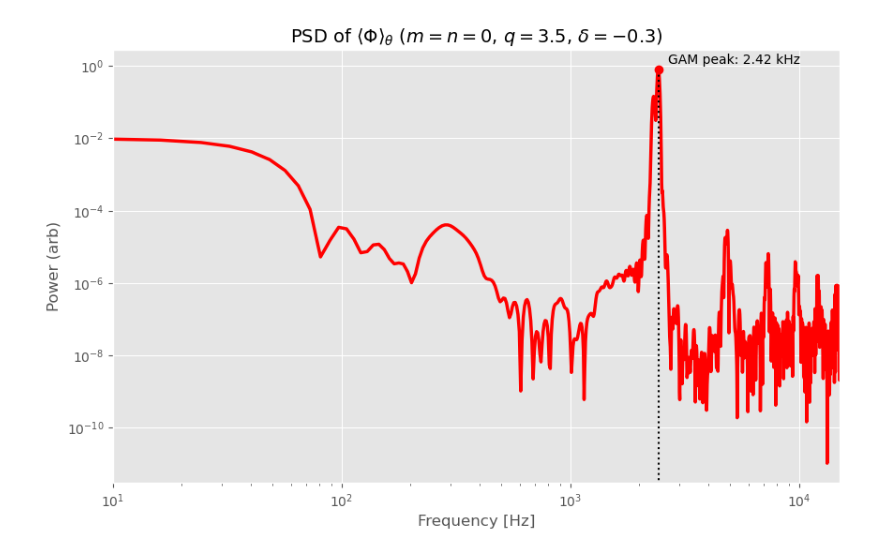
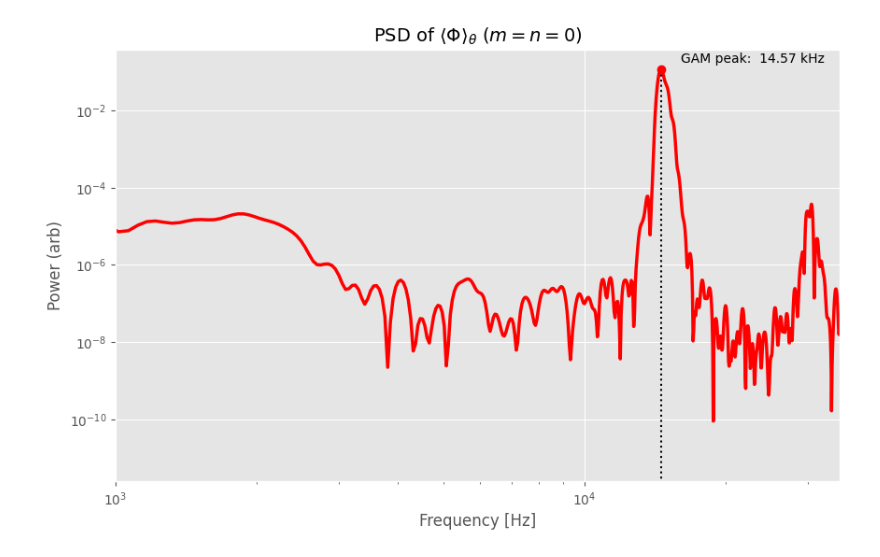
Before and after one commit to seferoni/GYSELA_utils, a Jupyter notebook: post-processing/scripts/exploratory_notebooks/psd_mn0.ipynb, the cells around one changed output. Drawn from its saved outputs; the diff is of its cells as text; code cells hidden in the pictures.

```diff
--- a/post-processing/scripts/exploratory_notebooks/psd_mn0.ipynb
+++ b/post-processing/scripts/exploratory_notebooks/psd_mn0.ipynb
@@ -9,32 +9,32 @@ import gysela_utilities as utils;
 plt.style.use("ggplot");
 # %%
 # Test inputs - delete when done!
-time_step = reader.fetch_data_from_h5("/home/thur0011/GYSELA/simulations_raw/fresh_batch_7.0/DN_DAYCASE_DELTASCAN_255X512_Q3.5_-0.3/sp0/Phi2D/Phi2D_d00000.h5")["deltat"].values;
-data_arrays = reader.compile_data_from_directory("Phirth_n0", "/home/thur0011/GYSELA/simulations_raw/fresh_batch_7.0/DN_DAYCASE_DELTASCAN_255X512_Q3.5_-0.3/sp0/Phi2D");
+delta_t = reader.fetch_data_from_h5("C:/Workspace/NSCC/local copies/raw_output_data/DN_DAYCASE_DELTASCAN_255X512_Q3.5_-0.3/sp0/Phi2D/Phi2D_d00000.h5")["deltat"].values;
+data_arrays = reader.compile_data_from_directory("Phirth_n0", "C:/Workspace/NSCC/local copies/raw_output_data/DN_DAYCASE_DELTASCAN_255X512_Q3.5_-0.3/sp0/Phi2D");
 # %%
-def plot_power_spectrum_density(phi2D_list, radial_index):
+def plot_power_spectrum_density(phi2D_list, delta_t, effective_radius = 0.7):
 
 	# Signal isolation and data processing.
 	# Logic here is similar to that of `extract_GAM_frequency` in the utilities.
-	radial_time_series = utils.generate_poloidally_averaged_time_series(phi2D_list, radial_index);
-	frequencies, power_spectrum_density = utils.map_power_spectrum(radial_time_series, 80, time_step.flatten()[0]);
-	frequencies = utils.convert_to_real_frequency(frequencies)/(2 * np.pi);
+	radial_time_series = utils.generate_poloidally_averaged_time_series(phi2D_list, effective_radius);
+	frequencies, power_spectrum_density = utils.map_power_spectrum(radial_time_series, delta_t);
+	frequencies = utils.convert_to_real_frequency(frequencies);
 	GAM_peak_index = utils.isolate_GAM_peak_index(power_spectrum_density, frequencies);
 	GAM_frequency = frequencies[GAM_peak_index];
 	GAM_power = float(power_spectrum_density[GAM_peak_index]);
 
 	# Figure plotting logic.
 	plt.figure(figsize = (10, 6));
 	plt.loglog(frequencies, power_spectrum_density, label = "PSD", color = "red", lw = 2.5);
 	plt.vlines(GAM_frequency, GAM_power, 0, colors = "black", linestyles = "dotted");
 	plt.plot(GAM_frequency, power_spectrum_density[GAM_peak_index], "ro");
 	plt.annotate(f"GAM peak: {GAM_frequency/1e3 : .2f} kHz", xy = (GAM_frequency, GAM_power), xytext = (GAM_frequency * 1.1, GAM_power * 1.5));
-	plt.xlim(10, 15000);
+	plt.xlim(1000, 35000);
 	plt.xlabel("Frequency [Hz]");
 	plt.ylabel("Power (arb)");
-	plt.title(r"PSD of $\langle \Phi \rangle_\theta$ ($m = n = 0$, $q = 3.5$, $\delta = -0.3$)", fontsize = 14);
+	plt.title(r"PSD of $\langle \Phi \rangle_\theta$ ($m = n = 0$)", fontsize = 14);
 	plt.show();
 
-plot_power_spectrum_density(data_arrays, radial_index = 80);
+plot_power_spectrum_density(data_arrays, delta_t);
 # %% [output]
-[figure, old version]
+[figure, new version]
```
Also changed, not shown: 7 other files.
